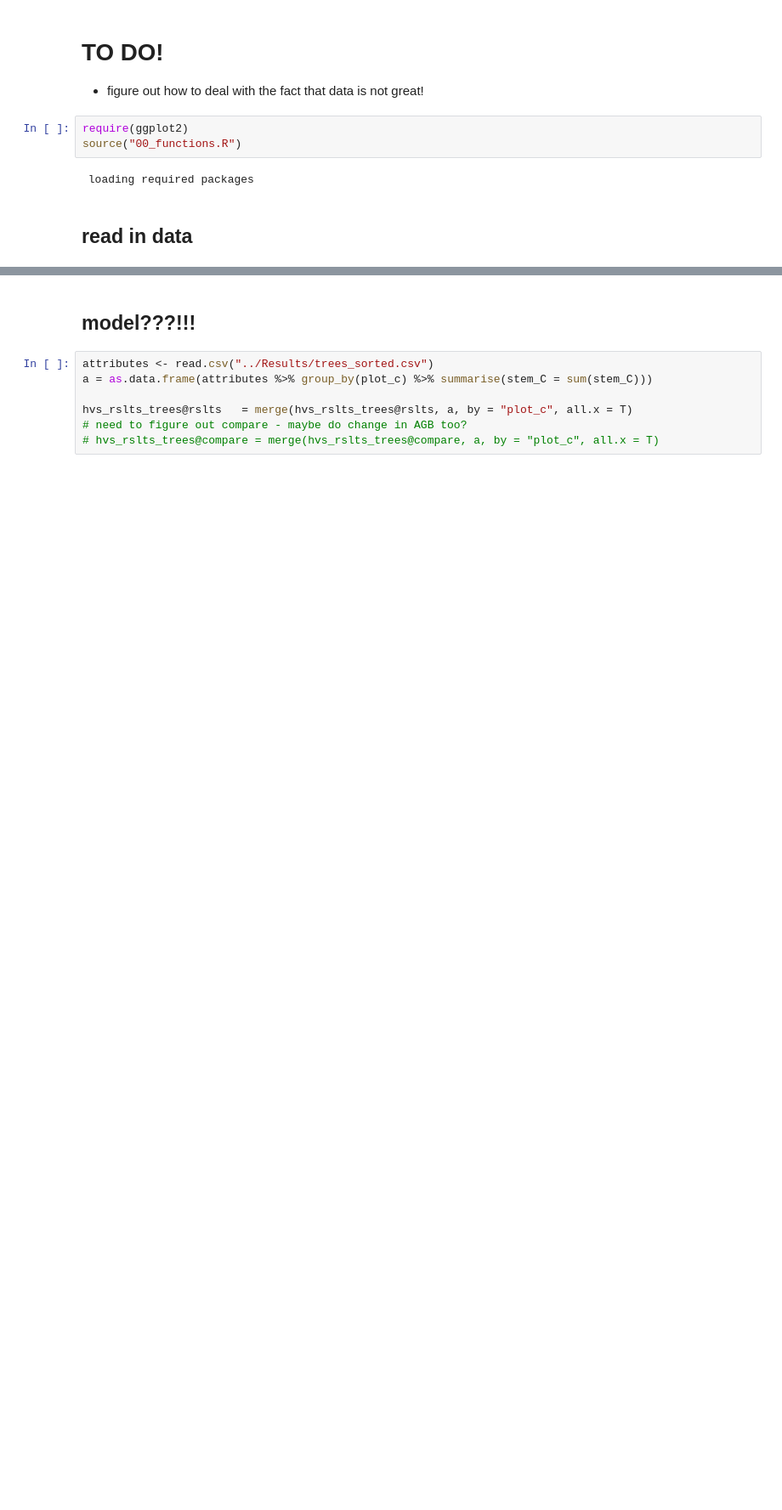
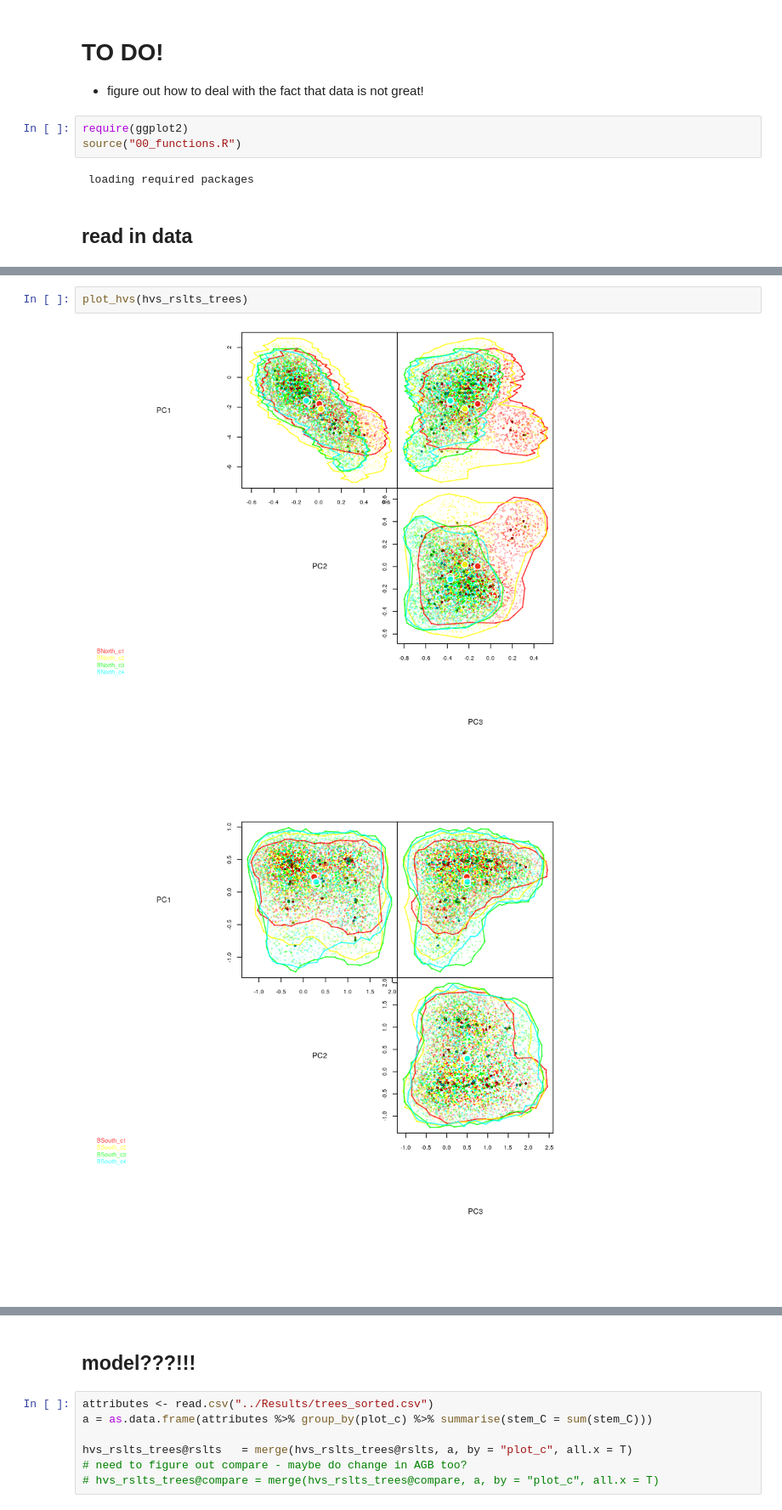
Before and after one commit to dbridg15/masters_project, a Jupyter notebook: Code/comparing_hypervolumes.ipynb, the cells around one changed output, grey strips where cells are left out. Shown at 85% size. Drawn from its saved outputs; the diff is of its cells as text; blank space fills up the shorter version.

```diff
--- a/Code/comparing_hypervolumes.ipynb
+++ b/Code/comparing_hypervolumes.ipynb
@@ -46,0 +82,5 @@ Comparing Hypervolume 40  of  40 :  VJR_P2-P3
+# %%
+plot_hvs(hvs_rslts_trees)
+# %% [output]
+[figure, added]
+[figure, added]
```
Also changed, not shown: parts of 9 cells of this notebook, 4 other files.
